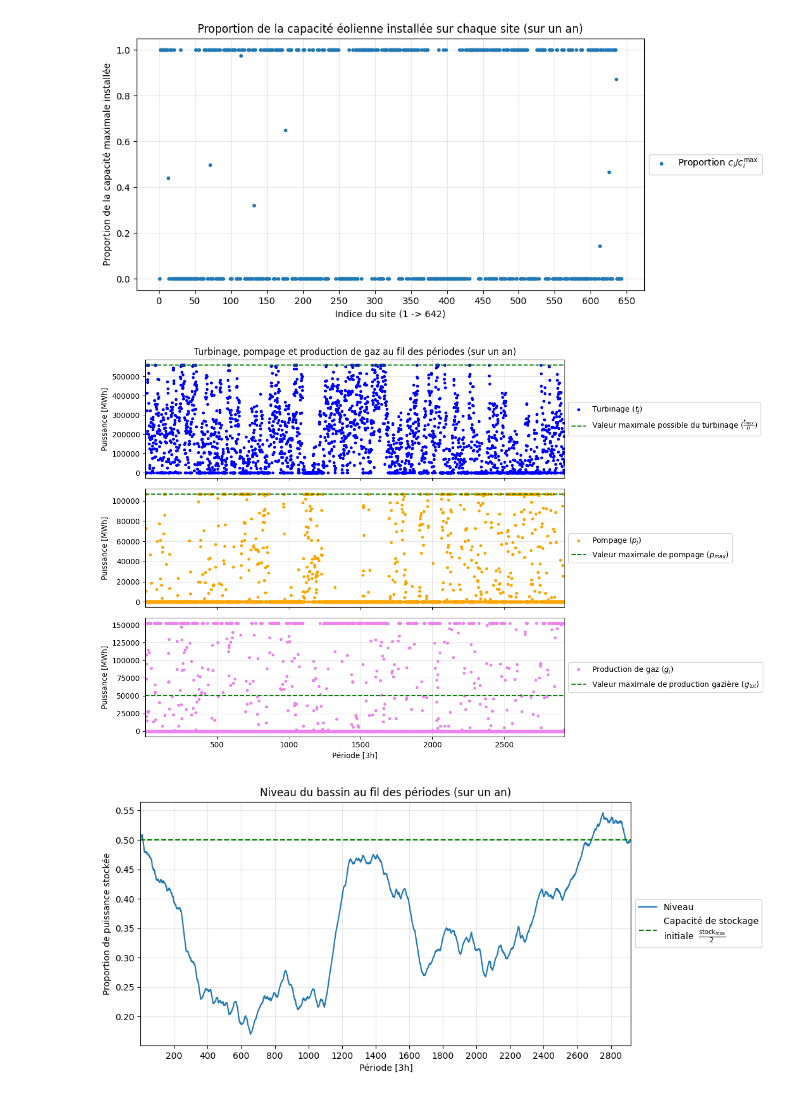
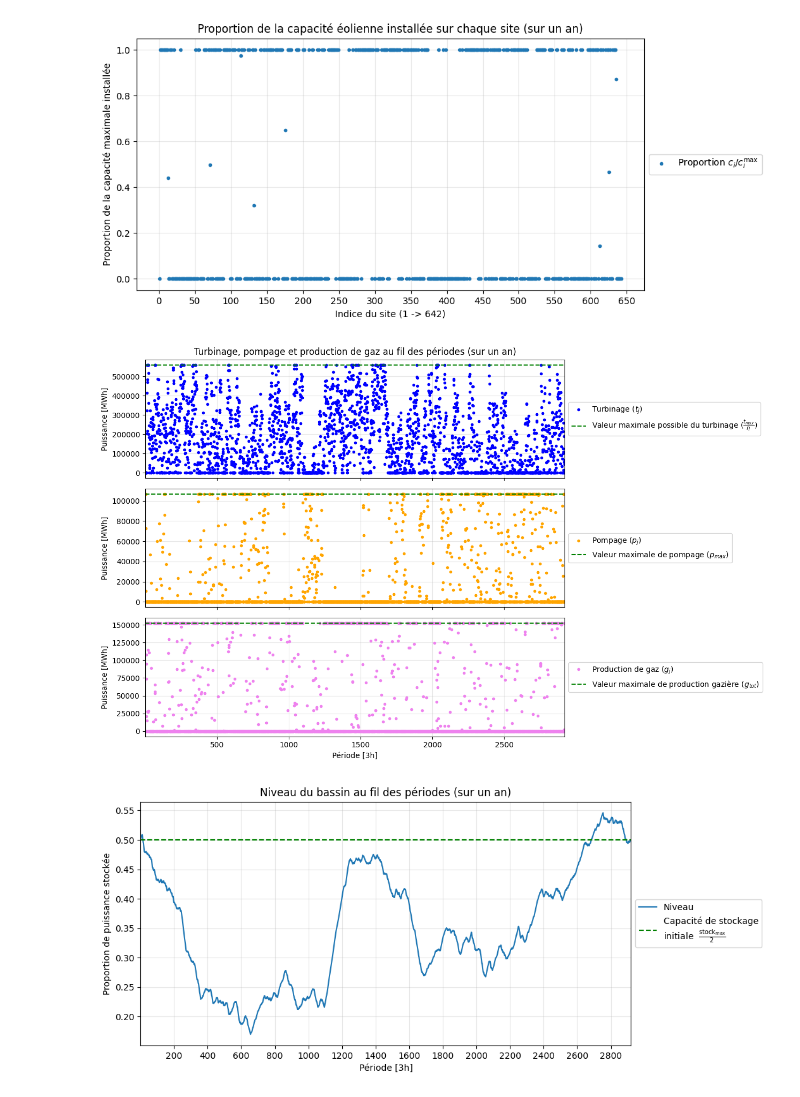
Before and after one commit to AhouLucas/projet-opti, a Jupyter notebook: Partie2/part2.ipynb, the cells around one changed output. Saved outputs shown, nothing was run; the diff lists cells and outputs as text; code cells hidden in the pictures.

```diff
--- a/Partie2/part2.ipynb
+++ b/Partie2/part2.ipynb
@@ -664,35 +664,35 @@ fig, axs = plt.subplots(3, 1, figsize=(11, 8), sharex=True)
 
 # Graphique pour Turbinage
 axs[0].set_title('Turbinage, pompage et production de gaz au fil des périodes (sur un an)')
 axs[0].plot(t, Turbinage, ".", label='Turbinage ($t_j$)', color='blue')
 axs[0].set_ylabel('Puissance [MWh]')
 axs[0].set_xlim(1, 2920)
 axs[0].grid(alpha=0.3)
 axs[0].axhline(y=max_turbine_power_3h/0.85, color='g', linestyle='--', label='Valeur maximale possible du turbinage ($\\frac{t_{max}}{\\eta}$)')
 axs[0].legend(loc='center left', bbox_to_anchor=(1, 0.5))
 
 # Graphique pour Pompage
 axs[1].plot(t, Pompage, ".", label='Pompage ($p_j$)', color='orange')
 axs[1].set_ylabel('Puissance [MWh]')
 axs[1].grid(alpha=0.3)
 axs[1].axhline(y=max_pump_power_3h, color='g', linestyle='--', label='Valeur maximale de pompage ($p_{max}$)')
 axs[1].legend(loc='center left', bbox_to_anchor=(1, 0.5))
 
 # Graphique pour Production de Gaz
 axs[2].plot(t, Gaz,".", label='Production de gaz ($g_j$)', color='violet')
 axs[2].set_xlabel('Période [3h]')
 axs[2].set_ylabel('Puissance [MWh]')
 axs[2].grid(alpha=0.3)
-axs[2].axhline(y=Gaz_tot, color='g', linestyle='--', label='Valeur maximale de production gazière ($g_{tot}$)')
+axs[2].axhline(y=3*Gaz_tot, color='g', linestyle='--', label='Valeur maximale de production gazière ($g_{tot}$)')
 axs[2].legend(loc='center left', bbox_to_anchor=(1, 0.5))
 
 # Ajuster le placement des légendes
 plt.tight_layout()
 plt.subplots_adjust(right=0.8)
 
 plt.savefig('rapport/GraphesP2/Productions_Q6.pdf', format='pdf', bbox_inches='tight', pad_inches=0)
 # %% [output]
-[figure, old version]
+[figure, new version]
 # %%
 t = np.arange(1, m+1)
 fig = plt.figure(figsize=(10, 5))
```
Also changed, not shown: 5 other files.
